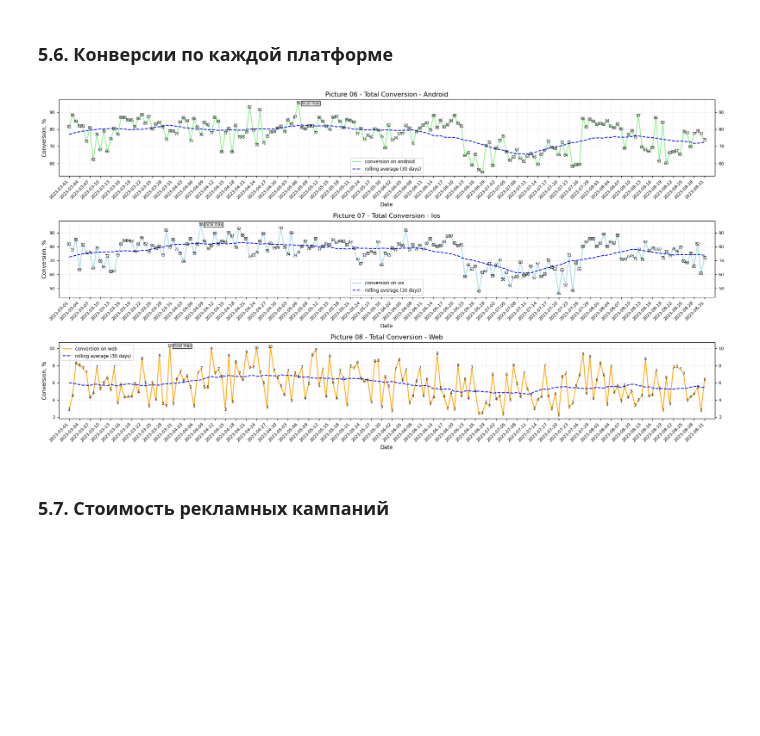
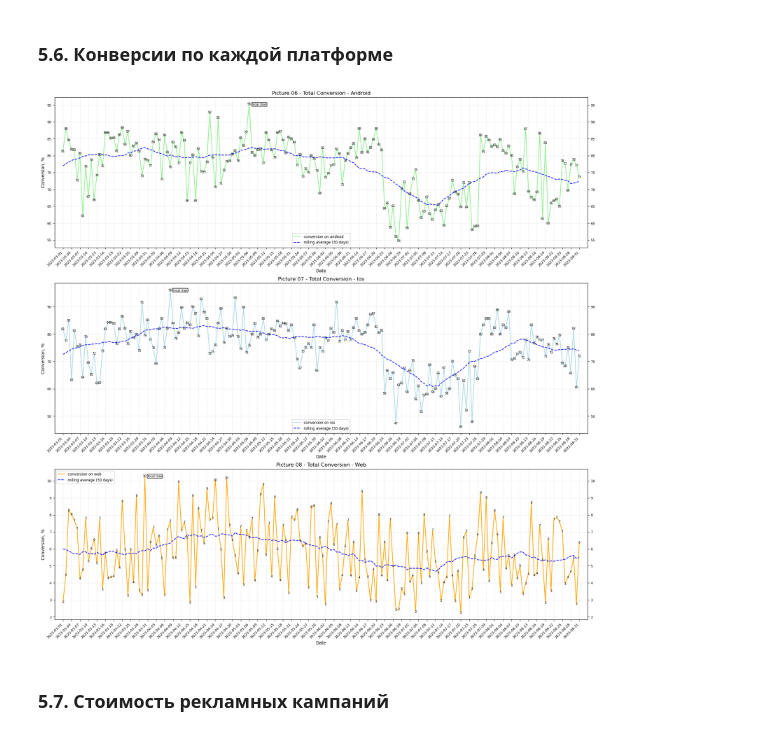
Before and after one commit to kostya2908/data-analytics-project-100, a Jupyter notebook: charts_project.ipynb, the cells around one changed output. Saved outputs shown, nothing was run; the diff lists cells and outputs as text; code cells hidden in the pictures; blank space fills up the shorter version.

```diff
--- a/charts_project.ipynb
+++ b/charts_project.ipynb
@@ -461,6 +506,7 @@ plt.savefig('./charts/Pic05.png')
 # %% [markdown]
 <h3>5.6. Конверсии по каждой платформе</h3>
 # %%
+import matplotlib.transforms as mtransforms
 conv_pltf = pd.pivot_table(df,
                           values=['conversion'],
                           columns='platform',
@@ -472,7 +518,7 @@ conv_pltf['roll_a'] = conv_pltf['android'].rolling(30, 1, center=True).mean().ro
 conv_pltf['roll_i'] = conv_pltf['ios'].rolling(30, 1, center=True).mean().round(2)
 conv_pltf['roll_w'] = conv_pltf['web'].rolling(30, 1, center=True).mean().round(2)
 #print(conv_pltf)
-fig, ax = plt.subplots(3, 1, figsize=(18, 9.6))
+fig, ax = plt.subplots(3, 1, figsize=(18, 18), constrained_layout=True)
 pltfrms = conv_pltf.columns.to_list()[1:4]
 rolls = conv_pltf.columns.to_list()[4:]
 colors = ['lightgreen', 'lightblue', 'orange']
@@ -499,37 +545,50 @@ for i, pltfrm in enumerate(pltfrms):
     #Settin up grids and ticks:
     ax[i].grid(axis='both', ls=':', color='grey')
     plt.sca(ax[i])
     plt.xticks(conv_pltf.date_group[::3])
     #Rotate xlabels to 45 deg:
     ax[i].tick_params(axis='x', labelsize=8, labelrotation=45, grid_alpha=0.33)
     ax[i].tick_params(axis='y', labelsize=8, labelright=True, right=True, grid_alpha=0.33)
     #Setting up limits for x an y axes:
     xmargin = pd.Timedelta('3D')
     ax[i].set_xlim(conv_pltf.date_group.min() - xmargin,
                    conv_pltf.date_group.max() + xmargin)
     #X-ticks - set alignment of rotated labels:
     plt.setp(ax[i].get_xticklabels(), ha='right')
     ymax = conv_pltf[pltfrm].max()
     xmax = conv_pltf[conv_pltf[pltfrm] == ymax]['date_group']
     #print(ymax)
     #print(xmax)
     ax[i].annotate('local max',
                    xy=(xmax, ymax),
                    xytext=(xmax+xmargin/2, ymax),
                    fontsize=7,
                    ha='left',
                    va='center_baseline',
                    bbox=dict(facecolor='white',
                              edgecolor='black',
                              boxstyle='round,pad=0.13'))
     leg_pos = ['lower center', 'lower center', 'upper left']
     ax[i].legend(fontsize='small', loc=leg_pos[i])
+#fig.tight_layout()
+#plt.show()
+#plt.savefig('./charts/Pic06-07-08.png')
 
-fig.tight_layout()
-#plt.show()
-plt.savefig('./charts/Pic06-07-08.png')
+
+fig.savefig(
+    './charts/Pic06.png',
+    bbox_inches=mtransforms\
+    .Bbox([[0, 12], [18, 18]]))
+fig.savefig(
+    './charts/Pic07.png',
+    bbox_inches=mtransforms\
+    .Bbox([[0, 6], [18, 12]]))
+fig.savefig(
+    './charts/Pic08.png',
+    bbox_inches=mtransforms\
+    .Bbox([[0, 0], [18, 6]]))
 # %% [output]
-[figure, old version]
+[figure, new version]
 # %% [markdown]
 <h3>5.7. Стоимость рекламных кампаний</h3>
 # %%
```
Also changed, not shown: parts of 5 cells of this notebook, 4 other files.
